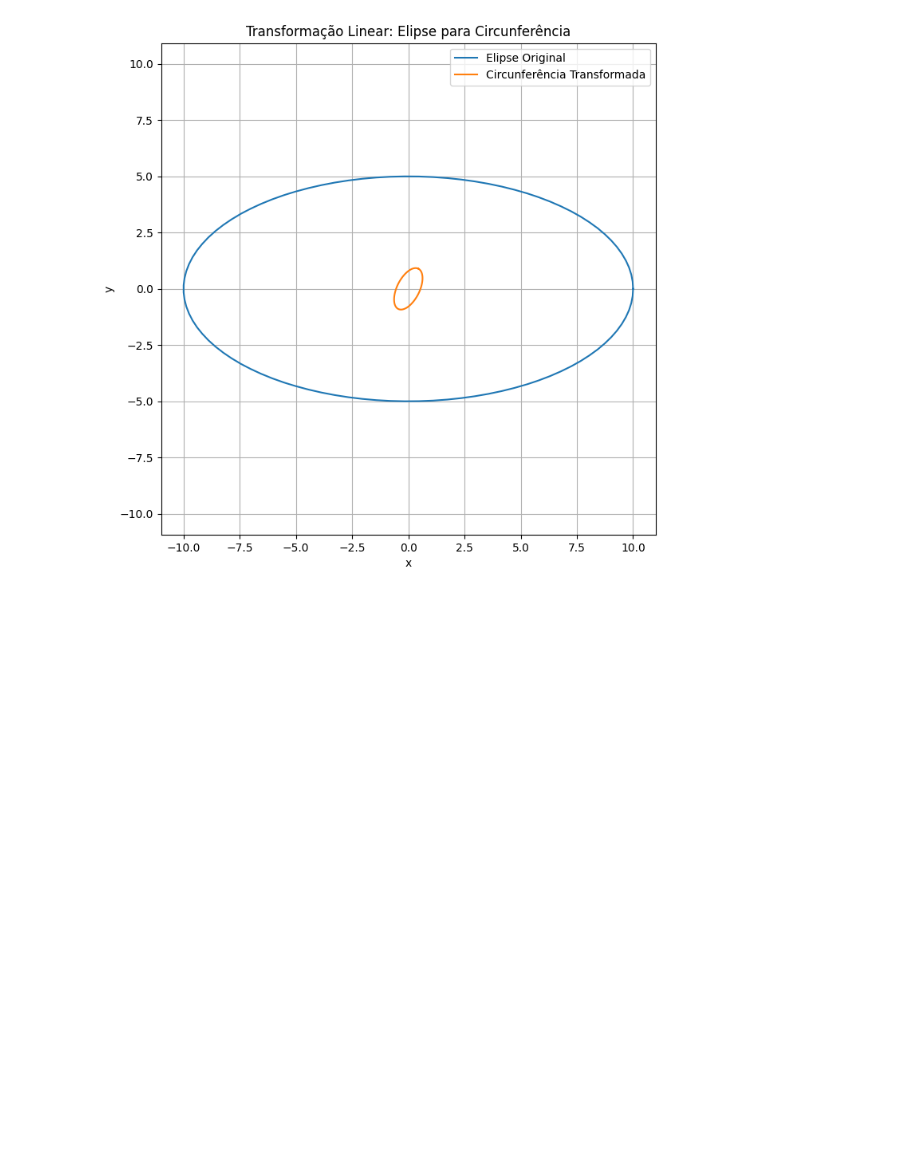
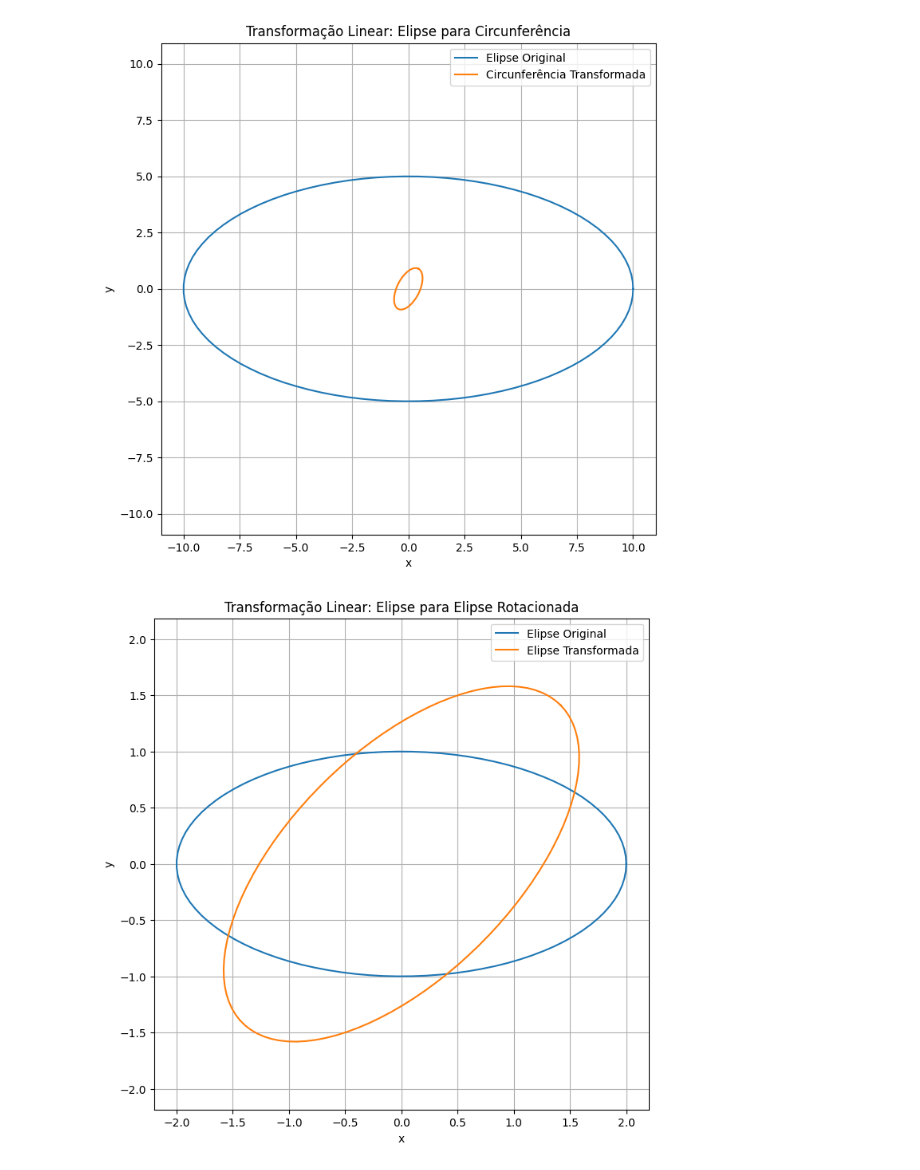
Before and after one commit to Diogotb/PM001EstruturaVetoriais, a Jupyter notebook: Atividade2/Exercicio3.ipynb, the cells around one changed output. Saved outputs shown, nothing was run; the diff lists cells and outputs as text; code cells hidden in the pictures; blank space fills up the shorter version.

```diff
--- a/Atividade2/Exercico3.ipynb
+++ b/Atividade2/Exercicio3.ipynb
@@ -152,3 +152,56 @@ plt.grid(True)
 plt.show()
 # %% [output]
 [figure]
+# %%
+import numpy as np
+import matplotlib.pyplot as plt
+
+def transformacao_linear(pontos, matriz_transformacao):
+    """Aplica a transformação linear nos pontos do plano."""
+    return matriz_transformacao.dot(pontos)
+
+def plot_elipse(pontos):
+    """Plota os pontos da elipse original."""
+    plt.plot(pontos[0], pontos[1], label='Elipse Original')
+
+def plot_transformacao(pontos_transformados):
+    """Plota os pontos transformados após a transformação linear."""
+    plt.plot(pontos_transformados[0], pontos_transformados[1], label='Elipse Transformada')
+
+# Parâmetros da elipse original
+a = 2
+b = 1
+num_pontos = 100
+
+# Parametrização da elipse original
+t = np.linspace(0, 2*np.pi, num_pontos)
+x_elipse = a * np.cos(t)
+y_elipse = b * np.sin(t)
+pontos_elipse = np.vstack((x_elipse, y_elipse))
+
+# Definição da matriz de transformação linear
+# Neste exemplo, uma simples rotação de 45 graus será aplicada
+theta = np.pi / 4  # 45 graus em radianos
+matriz_transformacao = np.array([[np.cos(theta), -np.sin(theta)],
+                                  [np.sin(theta), np.cos(theta)]])
+
+# Aplicação da transformação linear
+pontos_transformados = transformacao_linear(pontos_elipse, matriz_transformacao)
+
+# Plot da elipse original
+plt.figure(figsize=(8, 8))
+plot_elipse(pontos_elipse)
+
+# Plot dos pontos transformados
+plot_transformacao(pontos_transformados)
+
+# Ajustes de plot
+plt.axis('equal')
+plt.xlabel('x')
+plt.ylabel('y')
+plt.title('Transformação Linear: Elipse para Elipse Rotacionada')
+plt.legend()
+plt.grid(True)
+plt.show()
+# %% [output]
+[figure, added]
```
Also changed, not shown: parts of 1 cell of this notebook, 2 other files.
